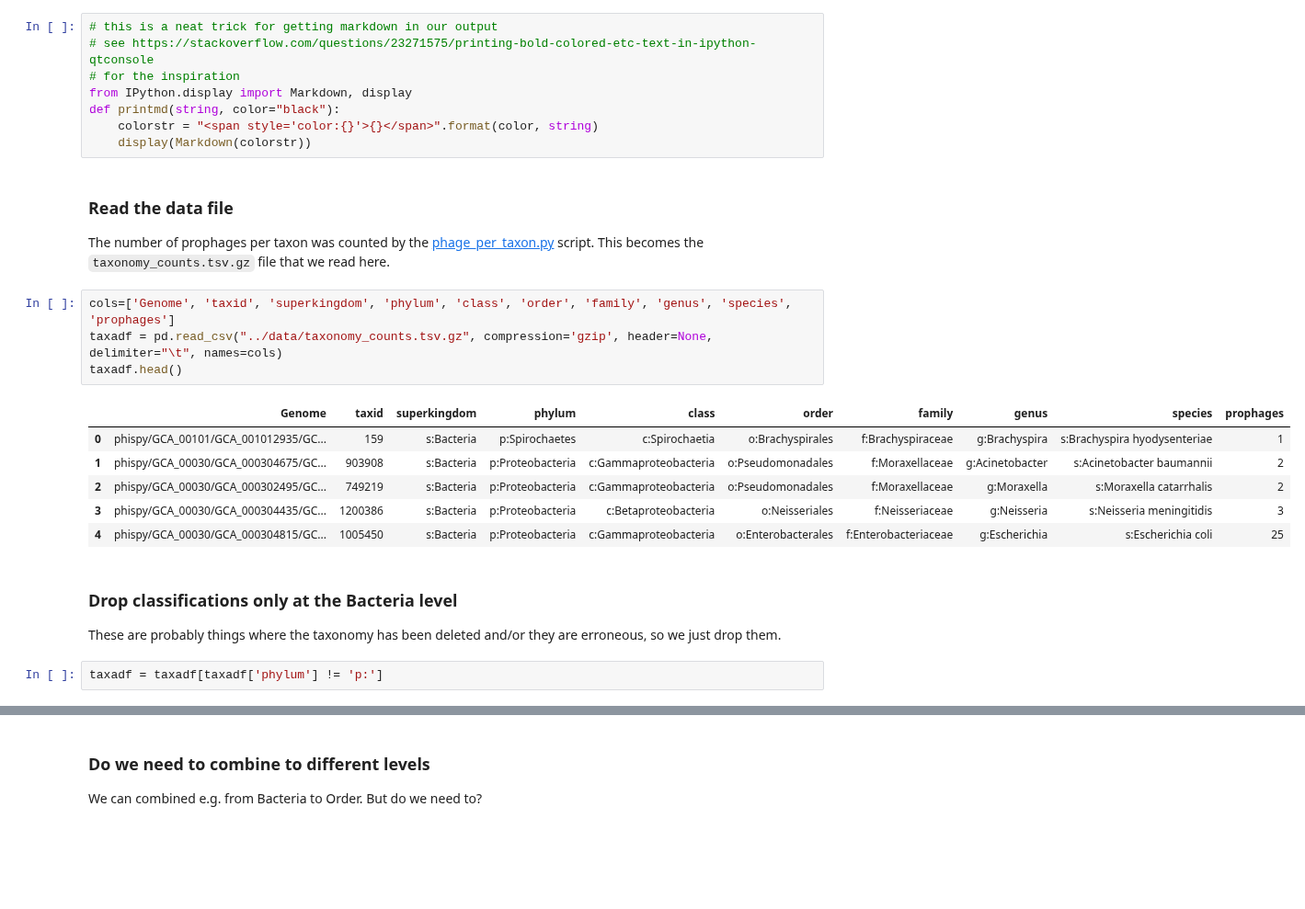
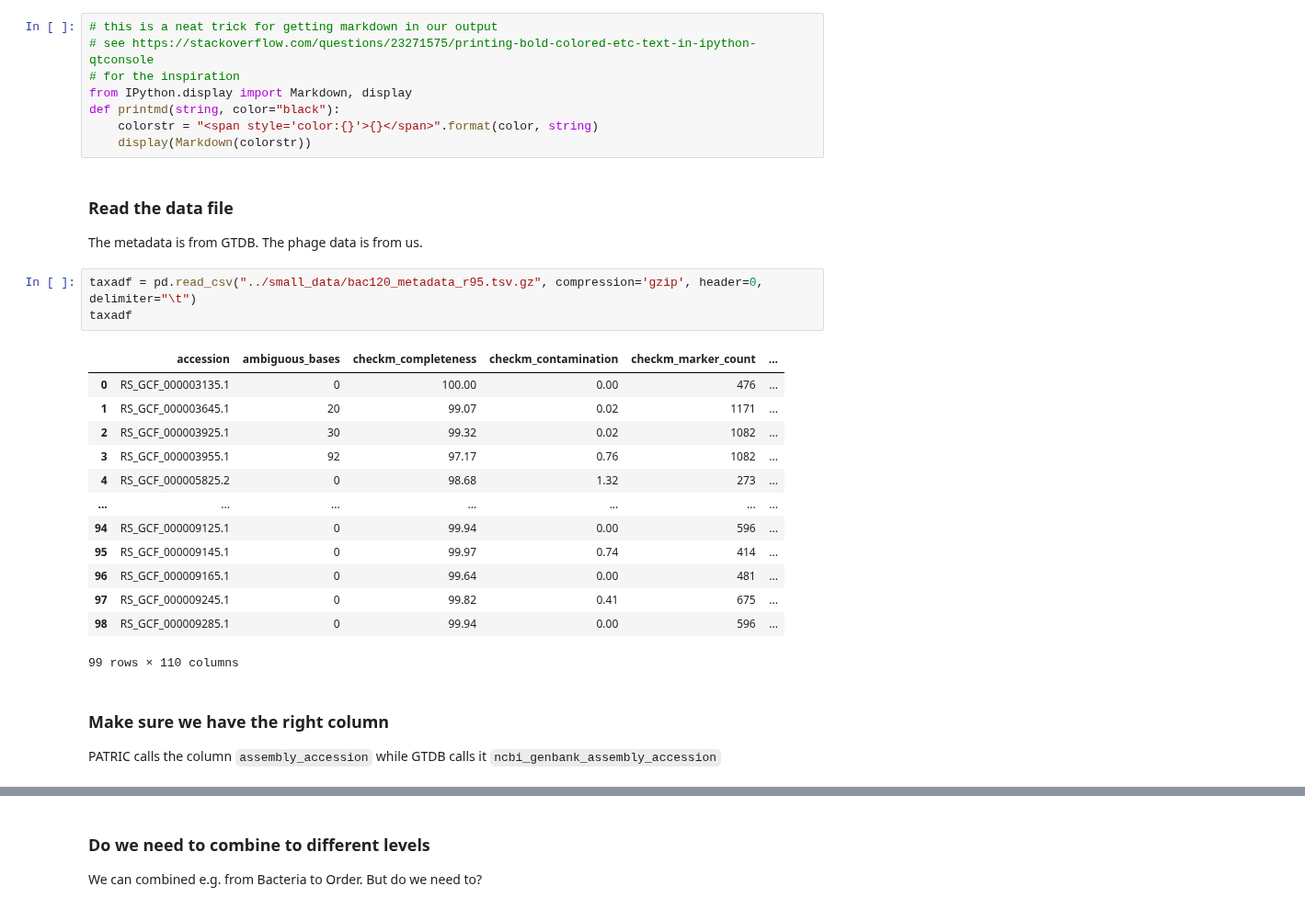
Before and after one commit to linsalrob/PhispyAnalysis, a Jupyter notebook: DataAnalysis/merged_taxonomy.ipynb, the cells around one changed output, grey strips where cells are left out. Shown at 92% size. Cells and saved outputs as stored; diff of their text form; blank space fills up the shorter version.

Commit message:
Combining data from patric and gtdb

```diff
--- a/DataAnalysis/merged_taxonomy.ipynb
+++ b/DataAnalysis/merged_taxonomy.ipynb
@@ -29,24 +30,28 @@ from IPython.display import Markdown, display
 def printmd(string, color="black"):
     colorstr = "<span style='color:{}'>{}</span>".format(color, string)
     display(Markdown(colorstr))
-# %% [markdown]
-### Read the data file
-
-The number of prophages per taxon was counted by the [phage_per_taxon.py](../scripts/phage_per_taxon.py) script. This becomes the `taxonomy_counts.tsv.gz` file that we read here.
+# %% [markdown]
+### Read the data file
+
+The metadata is from GTDB. The phage data is from us.
 # %%
-cols=['Genome', 'taxid', 'superkingdom', 'phylum', 'class', 'order', 'family', 'genus', 'species', 'prophages']
-taxadf = pd.read_csv("../data/taxonomy_counts.tsv.gz", compression='gzip', header=None, delimiter="\t", names=cols)
-taxadf.head()
+taxadf = pd.read_csv("../small_data/bac120_metadata_r95.tsv.gz", compression='gzip', header=0, delimiter="\t")
+taxadf
 # %% [output]
-|  | Genome | taxid | superkingdom | phylum | class | order | family | genus | species | prophages |
-| 0 | phispy/GCA_00101/GCA_001012935/GC... | 159 | s:Bacteria | p:Spirochaetes | c:Spirochaetia | o:Brachyspirales | f:Brachyspiraceae | g:Brachyspira | s:Brachyspira hyodysenteriae | 1 |
-| 1 | phispy/GCA_00030/GCA_000304675/GC... | 903908 | s:Bacteria | p:Proteobacteria | c:Gammaproteobacteria | o:Pseudomonadales | f:Moraxellaceae | g:Acinetobacter | s:Acinetobacter baumannii | 2 |
-| 2 | phispy/GCA_00030/GCA_000302495/GC... | 749219 | s:Bacteria | p:Proteobacteria | c:Gammaproteobacteria | o:Pseudomonadales | f:Moraxellaceae | g:Moraxella | s:Moraxella catarrhalis | 2 |
-| 3 | phispy/GCA_00030/GCA_000304435/GC... | 1200386 | s:Bacteria | p:Proteobacteria | c:Betaproteobacteria | o:Neisseriales | f:Neisseriaceae | g:Neisseria | s:Neisseria meningitidis | 3 |
-| 4 | phispy/GCA_00030/GCA_000304815/GC... | 1005450 | s:Bacteria | p:Proteobacteria | c:Gammaproteobacteria | o:Enterobacterales | f:Enterobacteriaceae | g:Escherichia | s:Escherichia coli | 25 |
+|  | accession | ambiguous_bases | checkm_completeness | checkm_contamination | checkm_marker_count | ... |
+| 0 | RS_GCF_000003135.1 | 0 | 100.00 | 0.00 | 476 | ... |
+| 1 | RS_GCF_000003645.1 | 20 | 99.07 | 0.02 | 1171 | ... |
+| 2 | RS_GCF_000003925.1 | 30 | 99.32 | 0.02 | 1082 | ... |
+| 3 | RS_GCF_000003955.1 | 92 | 97.17 | 0.76 | 1082 | ... |
+| 4 | RS_GCF_000005825.2 | 0 | 98.68 | 1.32 | 273 | ... |
+| ... | ... | ... | ... | ... | ... | ... |
+| 94 | RS_GCF_000009125.1 | 0 | 99.94 | 0.00 | 596 | ... |
+| 95 | RS_GCF_000009145.1 | 0 | 99.97 | 0.74 | 414 | ... |
+| 96 | RS_GCF_000009165.1 | 0 | 99.64 | 0.00 | 481 | ... |
+| 97 | RS_GCF_000009245.1 | 0 | 99.82 | 0.41 | 675 | ... |
+| 98 | RS_GCF_000009285.1 | 0 | 99.94 | 0.00 | 596 | ... |
+99 rows × 110 columns
-# %% [markdown]
-### Drop classifications only at the Bacteria level
-
-These are probably things where the taxonomy has been deleted and/or they are erroneous, so we just drop them.
-# %%
-taxadf = taxadf[taxadf['phylum'] != 'p:']
+# %% [markdown]
+### Make sure we have the right column
+
+PATRIC calls the column `assembly_accession` while GTDB calls it `ncbi_genbank_assembly_accession`
```
Also changed, not shown: parts of 6 cells of this notebook, 1 other file.
